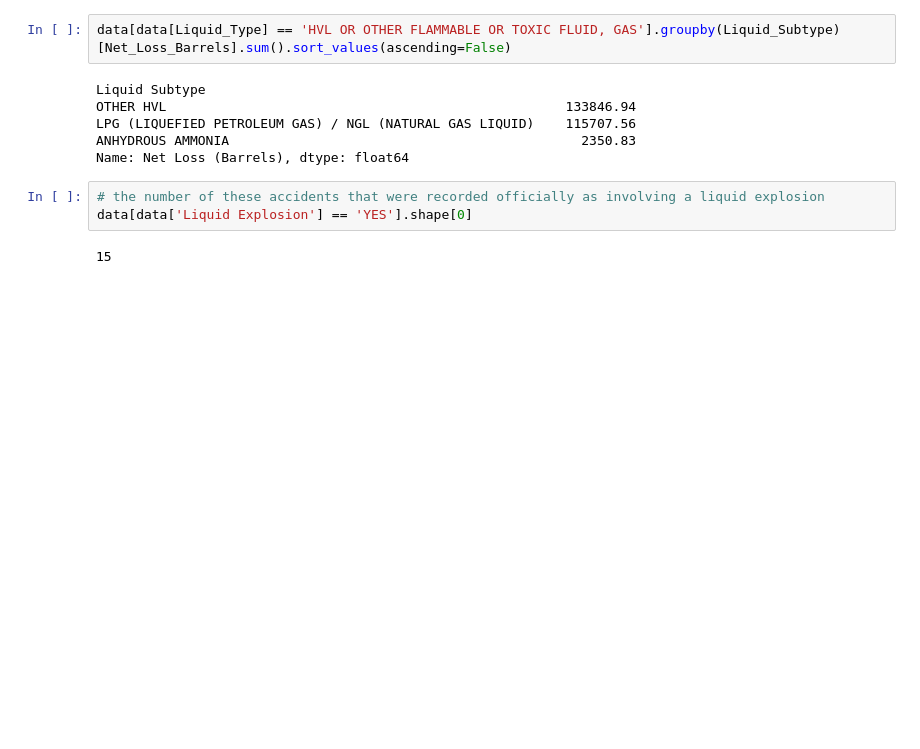
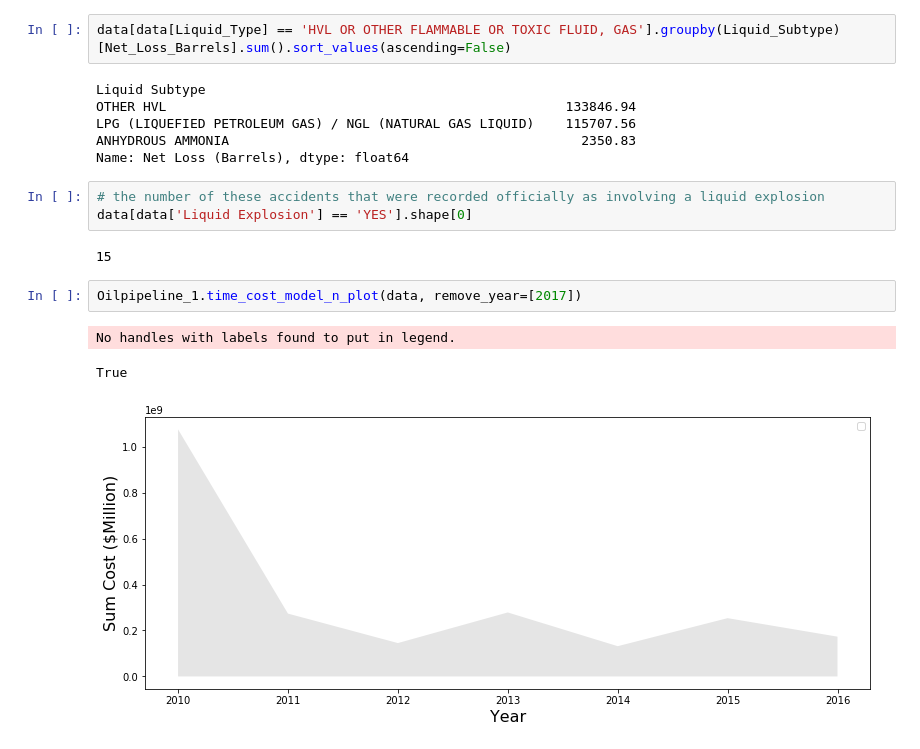
Before and after one commit to crowledj/OilPipelineAccidents, a Jupyter notebook: validere_DavidCrowleyAssign_1.ipynb, the cells around one changed output. Saved outputs shown, nothing was run; the diff lists cells and outputs as text; blank space fills up the shorter version.

```diff
--- a/validere_DavidCrowleyAssign_1.ipynb
+++ b/validere_DavidCrowleyAssign_1.ipynb
@@ -524,6 +562,12 @@ Name: Net Loss (Barrels), dtype: float64
 data[data['Liquid Explosion'] == 'YES'].shape[0]
 # %% [output]
 15
+# %%
+Oilpipeline_1.time_cost_model_n_plot(data, remove_year=[2017])
+# %% [output]
+No handles with labels found to put in legend.
+True
+[figure, added]
 # %%
 Oilpipeline_1.time_cost_model_n_plot(data, remove_year=[2010,2017])
 # %% [output]
```
Also changed, not shown: parts of 15 cells of this notebook, 1 other file.
